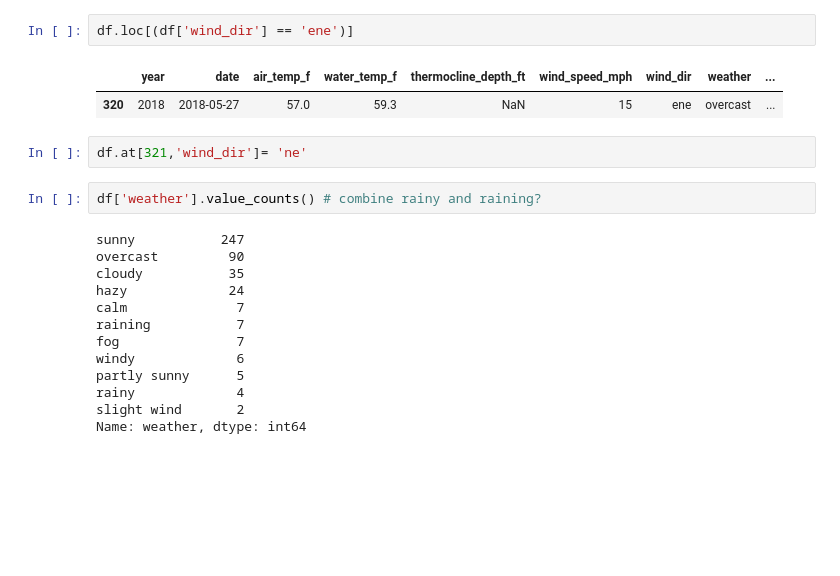
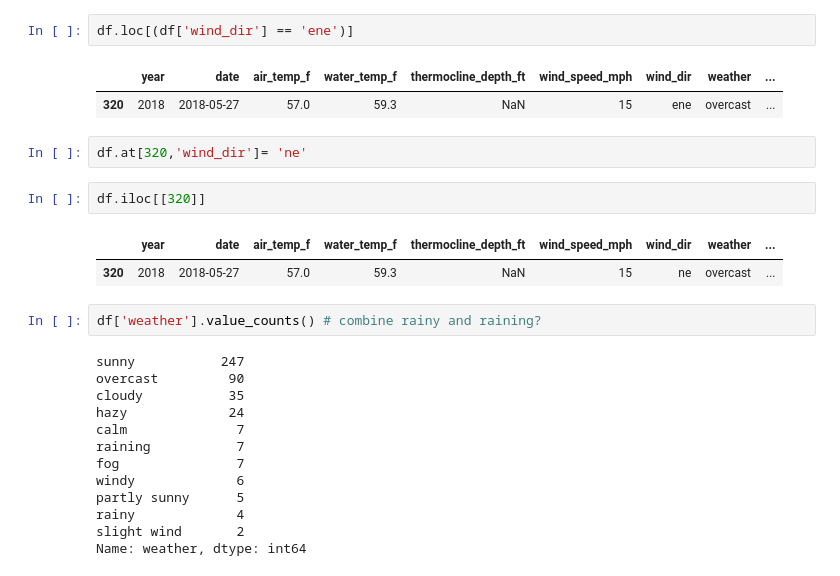
Before and after one commit to dancosta154/Winnipesaukee_Clustering, a Jupyter notebook: data_cleaning.ipynb, the cells around one changed output. Drawn from its saved outputs; the diff is of its cells as text; blank space fills up the shorter version.

```diff
--- a/data_cleaning.ipynb
+++ b/data_cleaning.ipynb
@@ -100,7 +100,12 @@ df.loc[(df['wind_dir'] == 'ene')]
 |  | year | date | air_temp_f | water_temp_f | thermocline_depth_ft | wind_speed_mph | wind_dir | weather | ... |
 | 320 | 2018 | 2018-05-27 | 57.0 | 59.3 | NaN | 15 | ene | overcast | ... |
 # %%
-df.at[321,'wind_dir']= 'ne'
+df.at[320,'wind_dir']= 'ne'
+# %%
+df.iloc[[320]]
+# %% [output]
+|  | year | date | air_temp_f | water_temp_f | thermocline_depth_ft | wind_speed_mph | wind_dir | weather | ... |
+| 320 | 2018 | 2018-05-27 | 57.0 | 59.3 | NaN | 15 | ne | overcast | ... |
 # %%
 df['weather'].value_counts() # combine rainy and raining?
 # %% [output]
```
Also changed, not shown: parts of 15 cells of this notebook, 2 other files.
